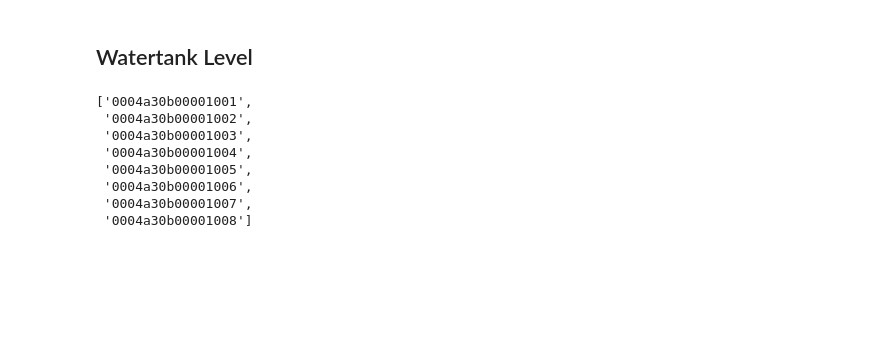
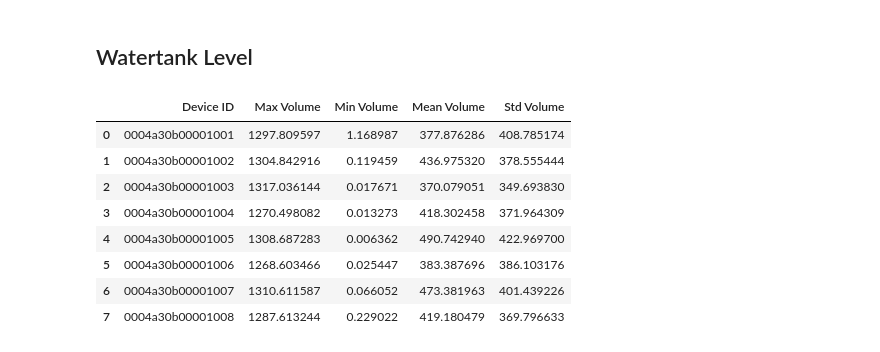
Before and after one commit to LCStuber/SmartCampusGMSDataAnalysis, a Jupyter notebook: watertank_level.ipynb, the cells around one changed output. Cells and saved outputs as stored; diff of their text form; code cells hidden in the pictures; blank space fills up the shorter version.

```diff
--- a/watertank_level.ipynb
+++ b/watertank_level.ipynb
@@ -21,13 +27,25 @@ df_water_tank = pd.read_csv(r'data/WaterTankLevel.csv', header=3, usecols=data_f
 # %%
 dfs_water_tank_per_node = {app_id: df_node for app_id, df_node in df_water_tank.groupby("devEUI")}
 ids = list(dfs_water_tank_per_node.keys())
-ids
-# %% [output]
-['0004a30b00001001',
- '0004a30b00001002',
- '0004a30b00001003',
- '0004a30b00001004',
- '0004a30b00001005',
- '0004a30b00001006',
- '0004a30b00001007',
- '0004a30b00001008']
+# %%
+data_volume = []
+for id in ids:
+    max_volume = dfs_water_tank_per_node[id]["Volume"].max()
+    min_volume = dfs_water_tank_per_node[id]["Volume"].min()
+    mean_volume = dfs_water_tank_per_node[id]["Volume"].mean()
+    std_volume = dfs_water_tank_per_node[id]["Volume"].std()
+
+    data_volume.append([id, max_volume, min_volume, mean_volume, std_volume])
+
+df_estatisticas = pd.DataFrame(data_volume, columns=["Device ID", "Max Volume", "Min Volume", "Mean Volume", "Std Volume"])
+df_estatisticas
+# %% [output]
+|  | Device ID | Max Volume | Min Volume | Mean Volume | Std Volume |
+| 0 | 0004a30b00001001 | 1297.809597 | 1.168987 | 377.876286 | 408.785174 |
+| 1 | 0004a30b00001002 | 1304.842916 | 0.119459 | 436.975320 | 378.555444 |
+| 2 | 0004a30b00001003 | 1317.036144 | 0.017671 | 370.079051 | 349.693830 |
+| 3 | 0004a30b00001004 | 1270.498082 | 0.013273 | 418.302458 | 371.964309 |
+| 4 | 0004a30b00001005 | 1308.687283 | 0.006362 | 490.742940 | 422.969700 |
+| 5 | 0004a30b00001006 | 1268.603466 | 0.025447 | 383.387696 | 386.103176 |
+| 6 | 0004a30b00001007 | 1310.611587 | 0.066052 | 473.381963 | 401.439226 |
+| 7 | 0004a30b00001008 | 1287.613244 | 0.229022 | 419.180479 | 369.796633 |
```
Also changed, not shown: parts of 6 cells of this notebook.
